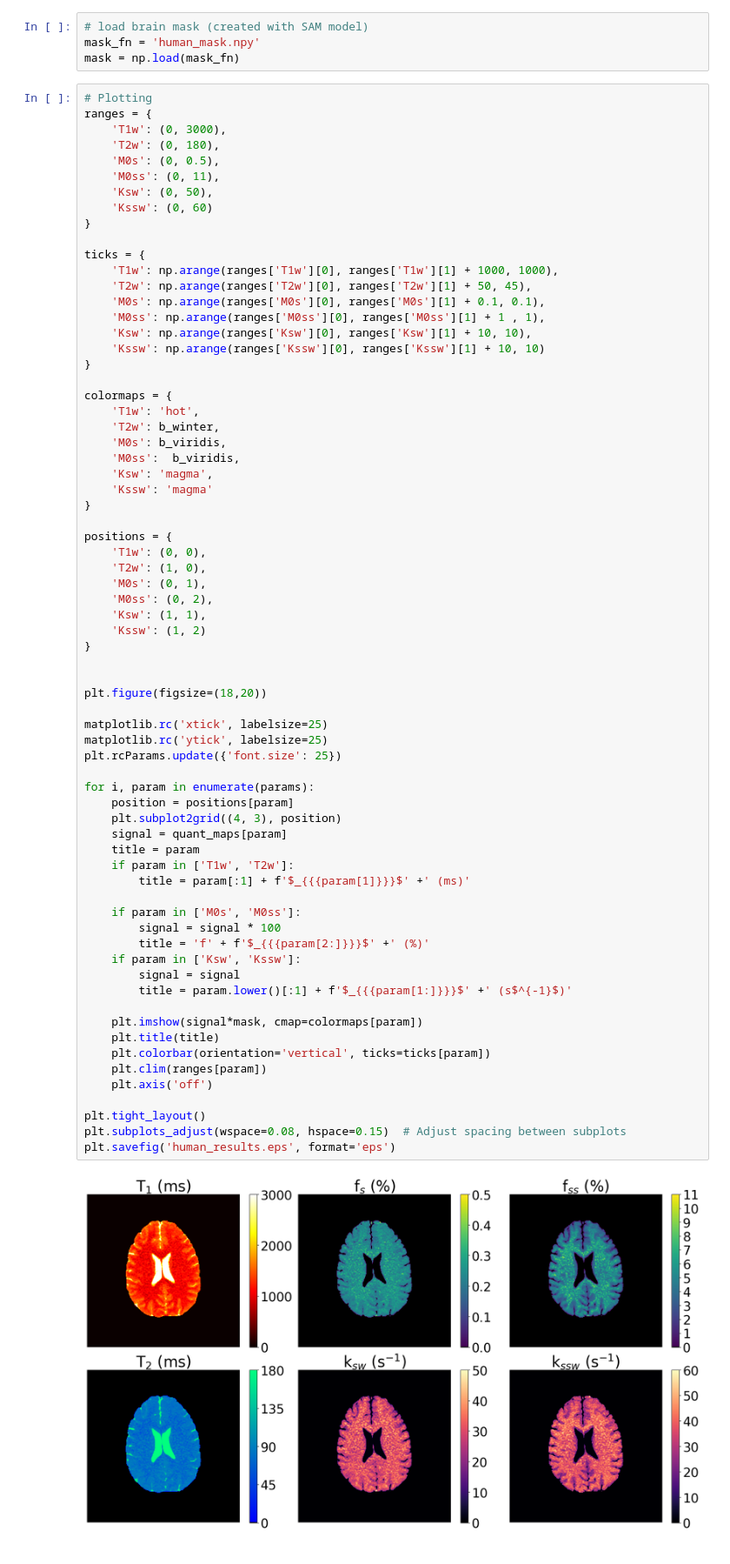
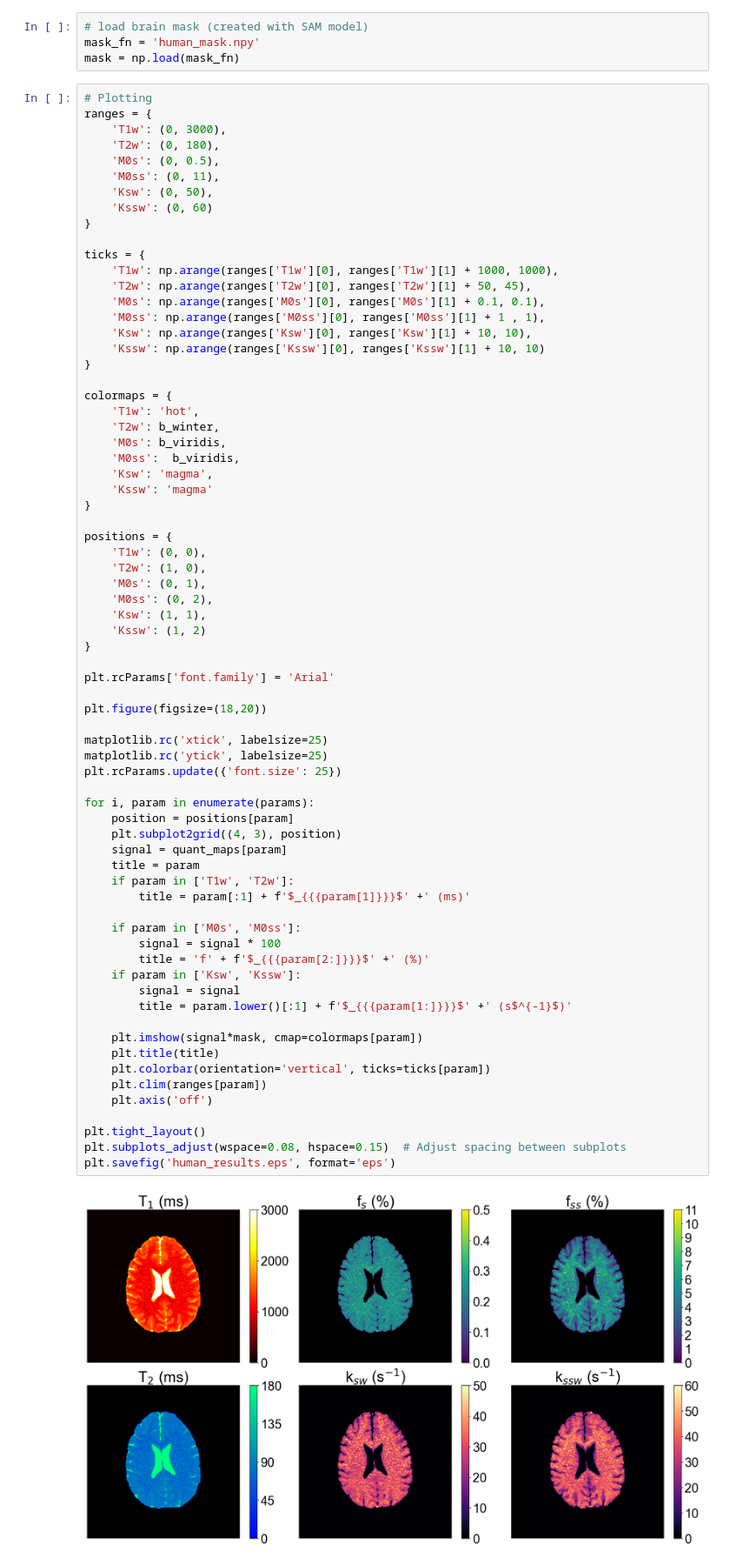
Before and after one commit to momentum-laboratory/molecular-mrf, a Jupyter notebook: human_example/inference.ipynb, the cells around one changed output. Shown at 87% size. Saved outputs shown, nothing was run; the diff lists cells and outputs as text.

```diff
--- a/human_example/inference.ipynb
+++ b/human_example/inference.ipynb
@@ -129,36 +129,37 @@ positions = {
     'Kssw': (1, 2)
 }
 
+plt.rcParams['font.family'] = 'Arial'
 
 plt.figure(figsize=(18,20))
 
 matplotlib.rc('xtick', labelsize=25)
 matplotlib.rc('ytick', labelsize=25)
 plt.rcParams.update({'font.size': 25})
 
 for i, param in enumerate(params):
     position = positions[param]
     plt.subplot2grid((4, 3), position)
     signal = quant_maps[param]
     title = param
     if param in ['T1w', 'T2w']:
         title = param[:1] + f'$_{{{param[1]}}}$' +' (ms)'
 
     if param in ['M0s', 'M0ss']:
         signal = signal * 100
         title = 'f' + f'$_{{{param[2:]}}}$' +' (%)'
     if param in ['Ksw', 'Kssw']:
         signal = signal
         title = param.lower()[:1] + f'$_{{{param[1:]}}}$' +' (s$^{-1}$)'
 
     plt.imshow(signal*mask, cmap=colormaps[param])
     plt.title(title)
     plt.colorbar(orientation='vertical', ticks=ticks[param])
     plt.clim(ranges[param])
     plt.axis('off')
 
 plt.tight_layout()
 plt.subplots_adjust(wspace=0.08, hspace=0.15)  # Adjust spacing between subplots
 plt.savefig('human_results.eps', format='eps')
 # %% [output]
-[figure, old version]
+[figure, new version]
```
Also changed, not shown: parts of 1 cell of this notebook, 5 other files.
